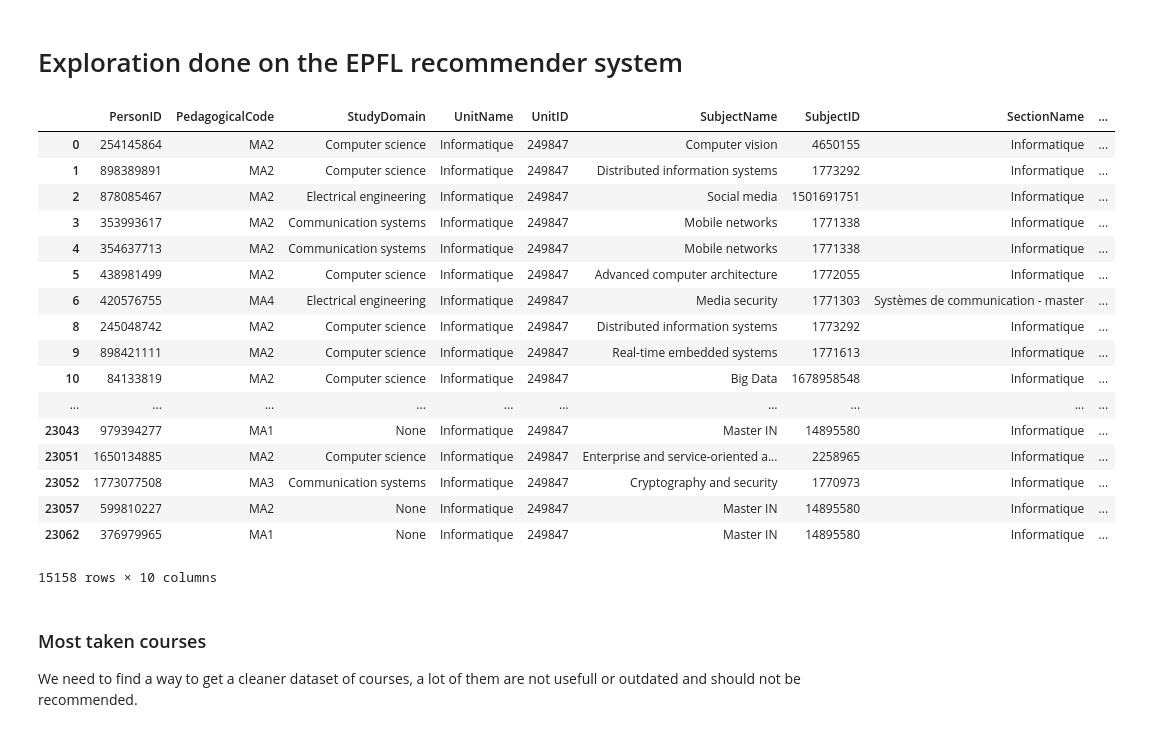
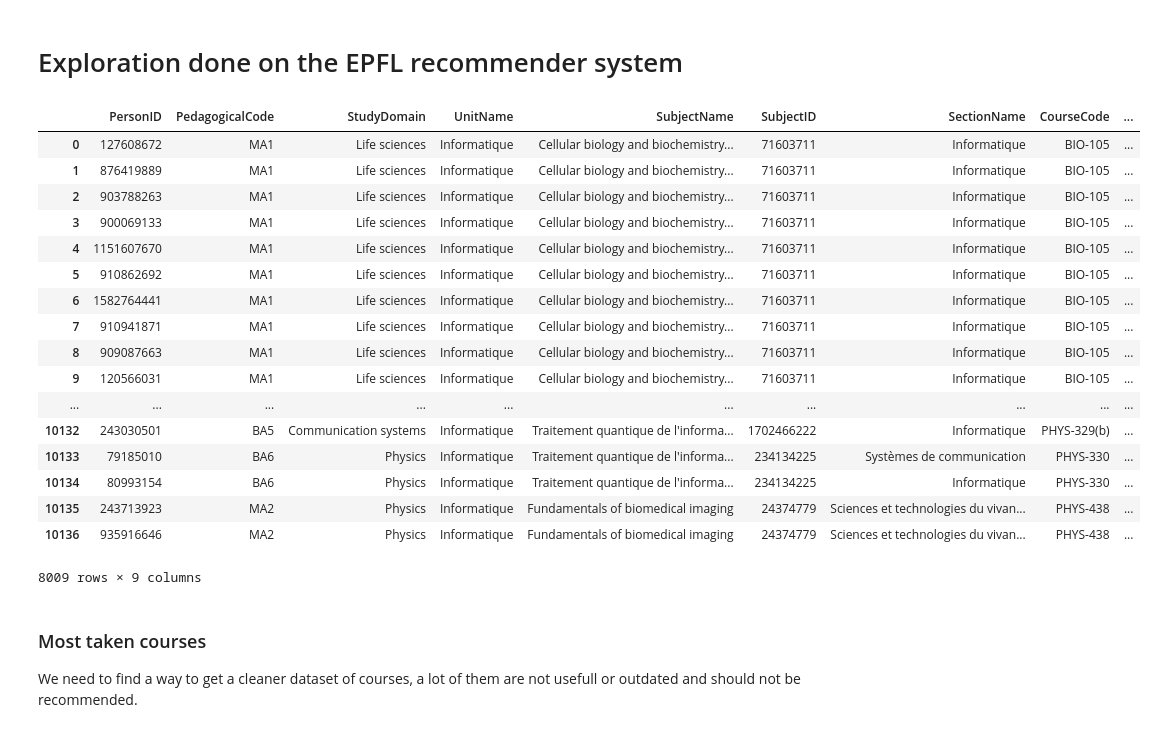
Before and after one commit to LoomisLoud/epfl-course-recommendation, a Jupyter notebook: Exploration.ipynb, the cells around one changed output. Drawn from its saved outputs; the diff is of its cells as text; code cells hidden in the pictures.

```diff
--- a/Exploration.ipynb
+++ b/Exploration.ipynb
@@ -32,9 +32,12 @@ courses_to_remove = [
     "Mineur",
     "Groupe 1",
     "Projet en systèmes de communication II",
+    "Projet en informatique II",
+    "Projet de master en informatique",
     "Cours réservés spécifiquement aux étudiants s'inscrivant pour le mineur Area and Cultural Studies",
     "SHS : Projet",
     "Optional project in communication systems",
+    "Optional project in computer science",
     "Mineur : Neurosciences computationnelles",
     "Stage d'ingénieur crédité avec le PDM (master en Systèmes de communication)",
     "Cours UNIL - Faculté des hautes études commerciales HEC I (printemps)",
@@ -78,54 +81,57 @@ all_df
 # %%
 # PlanType = "PLAN_EXAMINE" ?????
 all_info = """
             select distinct
                 PersonID,
                 PedagogicalCode,
                 StudyDomain,
                 UnitName,
-                UnitID,
                 SubjectName,
-                SubjectID,
+                Course_Enrolments.SubjectID,
                 SectionName,
-                YearName,
-                CourseCode
+                CourseCode,
+                YearName
             from
-                course_enrolments_with_info
+                Course_Enrolments
+                inner join
+                Course_Codes
+                    on Course_Codes.planid = course_enrolments.planid
+                    and Course_Codes.subjectid = course_enrolments.subjectid
             where
                 UnitName like "%nform%"
-                and
-                LevelName = "Master"
+                and LevelName = "Master"
+                and IsStudent = 1
                 and (YearName = "2010-2011"
                 or YearName = "2011-2012"
                 or YearName = "2012-2013"
                 or YearName = "2013-2014"
                 or YearName = "2014-2015"
                 or YearName = "2015-2016")
             """
 all_df = pd.read_sql(all_info, con=db_connection)
 all_df = all_df[~all_df.SubjectName.isin(courses_to_remove)]
 # Removing the SHS courses
 all_df = all_df[~(all_df.StudyDomain.isin(domains_to_remove))]
 all_df
 # %% [output]
-|  | PersonID | PedagogicalCode | StudyDomain | UnitName | UnitID | SubjectName | SubjectID | SectionName | ... |
-| 0 | 254145864 | MA2 | Computer science | Informatique | 249847 | Computer vision | 4650155 | Informatique | ... |
-| 1 | 898389891 | MA2 | Computer science | Informatique | 249847 | Distributed information systems | 1773292 | Informatique | ... |
-| 2 | 878085467 | MA2 | Electrical engineering | Informatique | 249847 | Social media | 1501691751 | Informatique | ... |
-| 3 | 353993617 | MA2 | Communication systems | Informatique | 249847 | Mobile networks | 1771338 | Informatique | ... |
-| 4 | 354637713 | MA2 | Communication systems | Informatique | 249847 | Mobile networks | 1771338 | Informatique | ... |
-| 5 | 438981499 | MA2 | Computer science | Informatique | 249847 | Advanced computer architecture | 1772055 | Informatique | ... |
-| 6 | 420576755 | MA4 | Electrical engineering | Informatique | 249847 | Media security | 1771303 | Systèmes de communication - master | ... |
-| 8 | 245048742 | MA2 | Computer science | Informatique | 249847 | Distributed information systems | 1773292 | Informatique | ... |
-| 9 | 898421111 | MA2 | Computer science | Informatique | 249847 | Real-time embedded systems | 1771613 | Informatique | ... |
-| 10 | 84133819 | MA2 | Computer science | Informatique | 249847 | Big Data | 1678958548 | Informatique | ... |
+|  | PersonID | PedagogicalCode | StudyDomain | UnitName | SubjectName | SubjectID | SectionName | CourseCode | ... |
+| 0 | 127608672 | MA1 | Life sciences | Informatique | Cellular biology and biochemistry... | 71603711 | Informatique | BIO-105 | ... |
+| 1 | 876419889 | MA1 | Life sciences | Informatique | Cellular biology and biochemistry... | 71603711 | Informatique | BIO-105 | ... |
+| 2 | 903788263 | MA1 | Life sciences | Informatique | Cellular biology and biochemistry... | 71603711 | Informatique | BIO-105 | ... |
+| 3 | 900069133 | MA1 | Life sciences | Informatique | Cellular biology and biochemistry... | 71603711 | Informatique | BIO-105 | ... |
+| 4 | 1151607670 | MA1 | Life sciences | Informatique | Cellular biology and biochemistry... | 71603711 | Informatique | BIO-105 | ... |
+| 5 | 910862692 | MA1 | Life sciences | Informatique | Cellular biology and biochemistry... | 71603711 | Informatique | BIO-105 | ... |
+| 6 | 1582764441 | MA1 | Life sciences | Informatique | Cellular biology and biochemistry... | 71603711 | Informatique | BIO-105 | ... |
+| 7 | 910941871 | MA1 | Life sciences | Informatique | Cellular biology and biochemistry... | 71603711 | Informatique | BIO-105 | ... |
+| 8 | 909087663 | MA1 | Life sciences | Informatique | Cellular biology and biochemistry... | 71603711 | Informatique | BIO-105 | ... |
+| 9 | 120566031 | MA1 | Life sciences | Informatique | Cellular biology and biochemistry... | 71603711 | Informatique | BIO-105 | ... |
 | ... | ... | ... | ... | ... | ... | ... | ... | ... | ... |
-| 23043 | 979394277 | MA1 | None | Informatique | 249847 | Master IN | 14895580 | Informatique | ... |
-| 23051 | 1650134885 | MA2 | Computer science | Informatique | 249847 | Enterprise and service-oriented a... | 2258965 | Informatique | ... |
-| 23052 | 1773077508 | MA3 | Communication systems | Informatique | 249847 | Cryptography and security | 1770973 | Informatique | ... |
-| 23057 | 599810227 | MA2 | None | Informatique | 249847 | Master IN | 14895580 | Informatique | ... |
-| 23062 | 376979965 | MA1 | None | Informatique | 249847 | Master IN | 14895580 | Informatique | ... |
+| 10132 | 243030501 | BA5 | Communication systems | Informatique | Traitement quantique de l'informa... | 1702466222 | Informatique | PHYS-329(b) | ... |
+| 10133 | 79185010 | BA6 | Physics | Informatique | Traitement quantique de l'informa... | 234134225 | Systèmes de communication | PHYS-330 | ... |
+| 10134 | 80993154 | BA6 | Physics | Informatique | Traitement quantique de l'informa... | 234134225 | Informatique | PHYS-330 | ... |
+| 10135 | 243713923 | MA2 | Physics | Informatique | Fundamentals of biomedical imaging | 24374779 | Sciences et technologies du vivan... | PHYS-438 | ... |
+| 10136 | 935916646 | MA2 | Physics | Informatique | Fundamentals of biomedical imaging | 24374779 | Sciences et technologies du vivan... | PHYS-438 | ... |
-15158 rows × 10 columns
+8009 rows × 9 columns
 # %%
 current_courses = """
             select distinct
```
Also changed, not shown: parts of 4 cells of this notebook, 1 other file.
